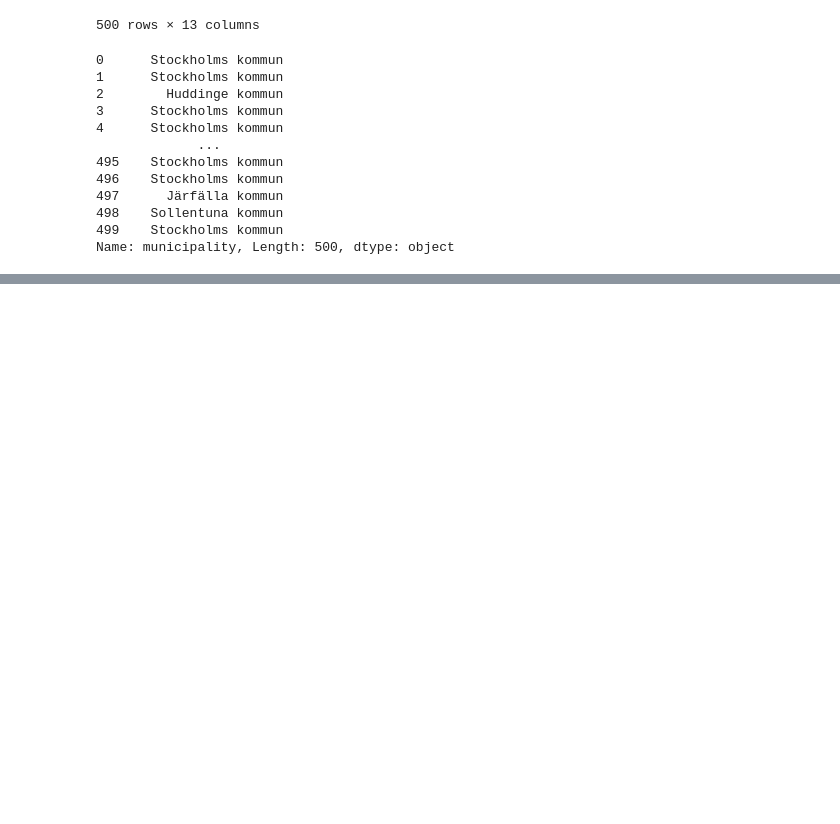
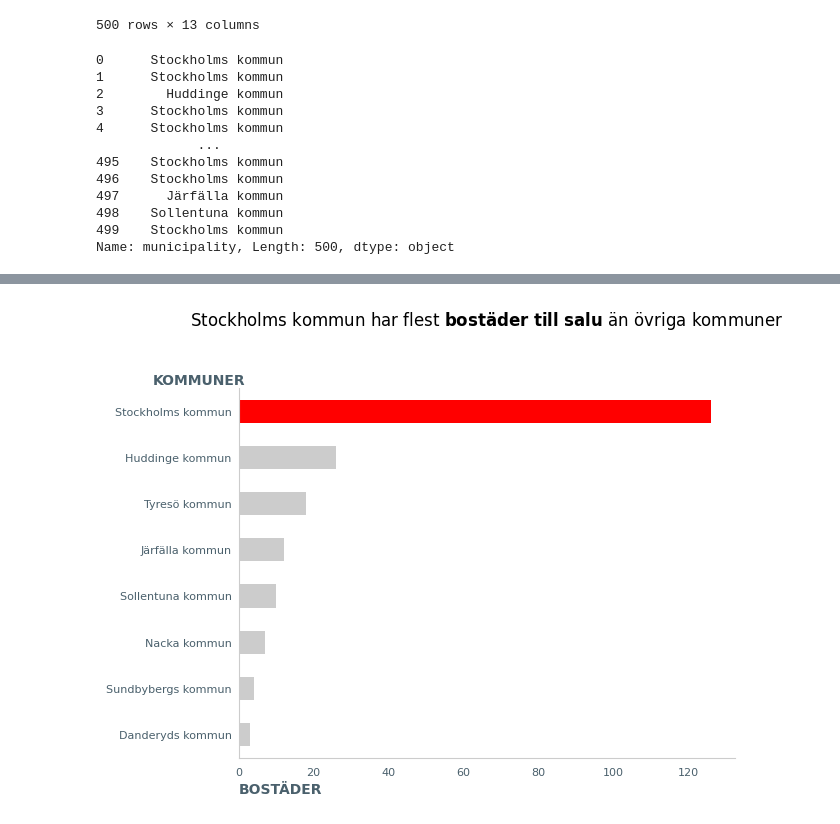
Before and after one commit to AndresTrujillo1811-bit/data-pipeline-for-ml_examensarbete, a Jupyter notebook: storytelling_house_price/storytelling.ipynb, the cells around one changed output, grey strips where cells are left out. Saved outputs shown, nothing was run; the diff lists cells and outputs as text; code cells hidden in the pictures; blank space fills up the shorter version.

```diff
--- a/storytelling_house_price/storytelling.ipynb
+++ b/storytelling_house_price/storytelling.ipynb
@@ -313,0 +292,30 @@ Index(['final_price', 'land_area', 'area', 'commune', 'price_per_area',
+# %%
+from constants import GRAY_3, GRAY_1
+from constants_colors import RED_1
+
+colors = [GRAY_1] * len(available_homes)
+colors[:1] = [RED_1] * 1
+
+top_10_communes = (
+    available_homes.head(10)
+    .set_index("municipality"))
+
+ax = top_10_communes["homes"].plot(kind="barh", color=colors, legend=False)
+ax.invert_yaxis()
+
+ax.spines[["top", "right"]].set_visible(False)
+ax.spines[['left', 'bottom']].set_color(GRAY_1)
+
+arrowprops = dict(arrowstyle="->", linewidth=2)
+ax.tick_params(axis='both', colors=GRAY_3, labelsize=8, length=0, pad=7)
+ax.tick_params(axis="y", pad=5)
+ax.set_title("Stockholms kommun har flest " + r"$\bf {bostäder \ till \ salu}$" + " än övriga kommuner", pad=45)
+ax.set_xlabel("BOSTÄDER", color=GRAY_3, loc="left", fontweight="bold")
+ax.set_ylabel("KOMMUNER", color=GRAY_3, rotation=0, fontweight="bold")
+ax.annotate(text="Med nästan " + r"$\bf{130 \ bostäder}$" + " \nsom är till salu", xy=(135, 0), xytext=(150, -1), fontsize=8, arrowprops=arrowprops)
+ax.yaxis.set_label_coords(-0.08, 1)
+
+fig = ax.get_figure()
+fig.savefig("figures/homes_on_sale.png", bbox_inches='tight')
+# %% [output]
+[figure, added]
```
Also changed, not shown: parts of 16 cells of this notebook, 6 other files.
